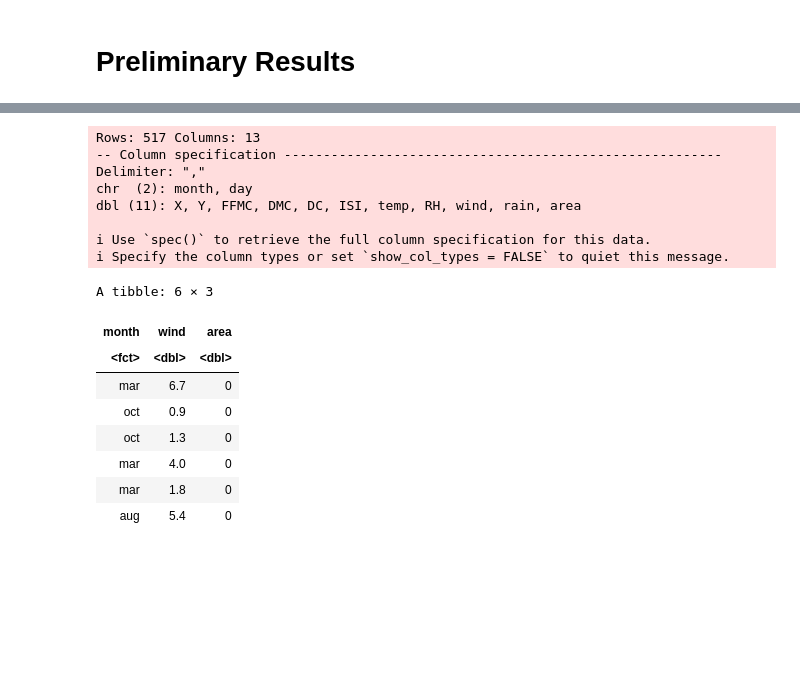
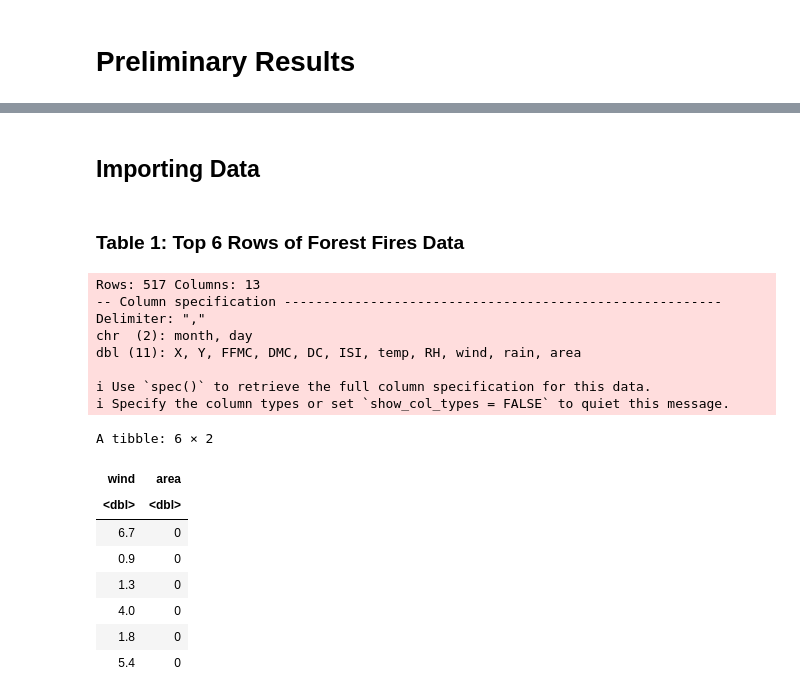
Before and after one commit to Mapleia/STAT_201_proj, a Jupyter notebook: _sources/src/Preliminary_Results.ipynb, the cells around one changed output, grey strips where cells are left out. Cells and saved outputs as stored; diff of their text form; code cells hidden in the pictures; blank space fills up the shorter version.

```diff
--- a/_sources/src/Preliminary_Results.ipynb
+++ b/_sources/src/Preliminary_Results.ipynb
@@ -10,32 +25,36 @@ library(broom)
+# %% [markdown]
+## Importing Data
+# %% [markdown]
+### Table 1: Top 6 Rows of Forest Fires Data
 # %%
 #Setting the seed.
 set.seed(1234)
 
 #Dowloading the data from the web and reading it in R.
 url <- "https://archive.ics.uci.edu/ml/machine-learning-databases/forest-fires/forestfires.csv"
 download.file (url,"../data/forestfires.csv" )
 
 forest_fires_data <-read_delim("../data/forestfires.csv", skip=0, delim=",") %>%
-    select(month, wind, area) %>%
-    mutate(month = as.factor(month), wind = as.numeric(wind), area = as.numeric(area)) %>% #Wrangling data and selecting columns to be used in prediction
-    filter(!is.na(month) | !is.na(wind) | !is.na(area))
+    select(wind, area) %>%
+    mutate(wind = as.numeric(wind), area = as.numeric(area)) %>% #Wrangling data and selecting columns to be used in prediction
+    filter(!is.na(wind) | !is.na(area))
 
 head(forest_fires_data)
 # %% [output]
 Rows: 517 Columns: 13
 -- Column specification --------------------------------------------------------
 Delimiter: ","
 chr  (2): month, day
 dbl (11): X, Y, FFMC, DMC, DC, ISI, temp, RH, wind, rain, area
 
 i Use `spec()` to retrieve the full column specification for this data.
 i Specify the column types or set `show_col_types = FALSE` to quiet this message.
-A tibble: 6 × 3
+A tibble: 6 × 2
-| month | wind | area |
-| <fct> | <dbl> | <dbl> |
-| mar | 6.7 | 0 |
-| oct | 0.9 | 0 |
-| oct | 1.3 | 0 |
-| mar | 4.0 | 0 |
-| mar | 1.8 | 0 |
-| aug | 5.4 | 0 |
+| wind | area |
+| <dbl> | <dbl> |
+| 6.7 | 0 |
+| 0.9 | 0 |
+| 1.3 | 0 |
+| 4.0 | 0 |
+| 1.8 | 0 |
+| 5.4 | 0 |
```
Also changed, not shown: parts of 21 cells of this notebook, 7 other files.
